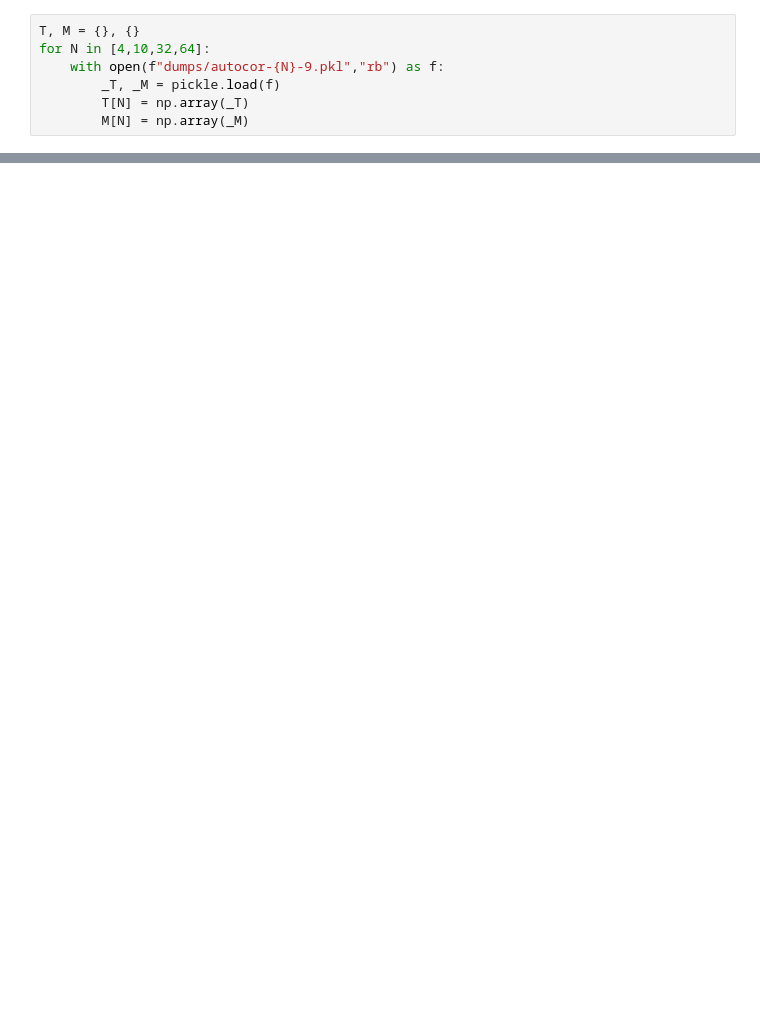
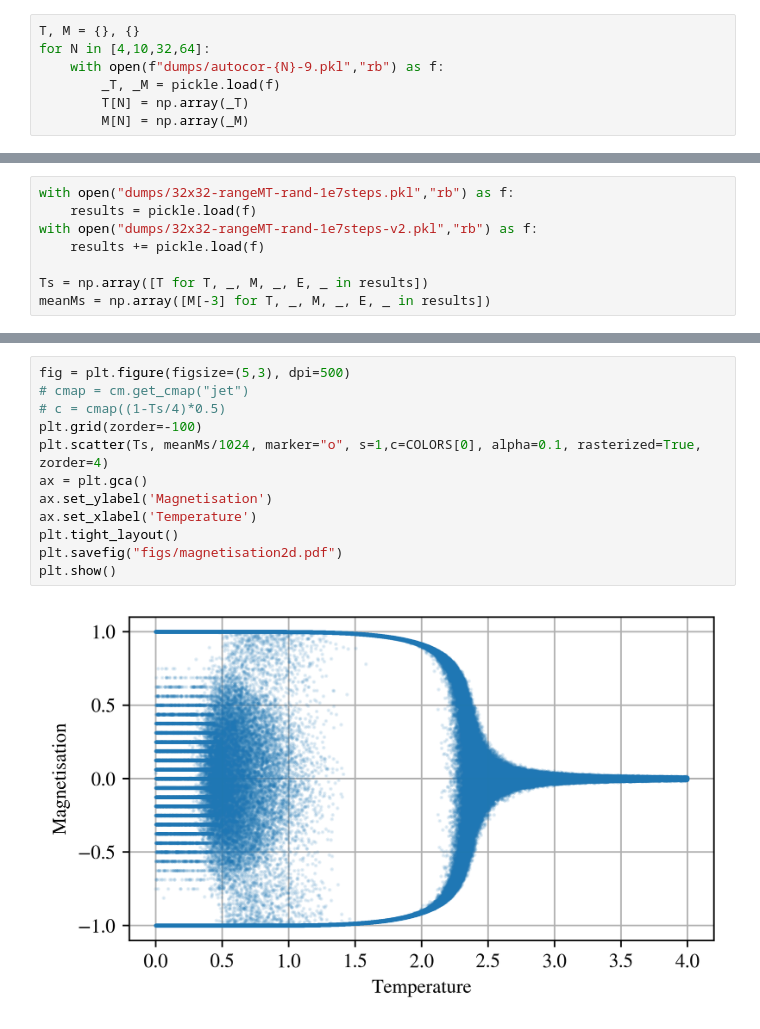
Before and after one commit to ashmat98/ising-model, a Jupyter notebook: python/Results.ipynb, the cells around one changed output, grey strips where cells are left out. Cells and saved outputs as stored; diff of their text form; blank space fills up the shorter version.

```diff
--- a/python/Results.ipynb
+++ b/python/Results.ipynb
@@ -38,0 +104,8 @@ plt.scatter(Ts, meanMs, marker="o", s=5, alpha=0.05)
+# %%
+with open("dumps/32x32-rangeMT-rand-1e7steps.pkl","rb") as f:
+    results = pickle.load(f)
+with open("dumps/32x32-rangeMT-rand-1e7steps-v2.pkl","rb") as f:
+    results += pickle.load(f)
+
+Ts = np.array([T for T, _, M, _, E, _ in results])
+meanMs = np.array([M[-3] for T, _, M, _, E, _ in results])
@@ -38,0 +121,14 @@ plt.scatter(Ts, meanMs, marker="o", s=5, alpha=0.05)
+# %%
+fig = plt.figure(figsize=(5,3), dpi=500)
+# cmap = cm.get_cmap("jet")
+# c = cmap((1-Ts/4)*0.5)
+plt.grid(zorder=-100)
+plt.scatter(Ts, meanMs/1024, marker="o", s=1,c=COLORS[0], alpha=0.1, rasterized=True, zorder=4)
+ax = plt.gca()
+ax.set_ylabel('Magnetisation')
+ax.set_xlabel('Temperature')
+plt.tight_layout()
+plt.savefig("figs/magnetisation2d.pdf")
+plt.show()
+# %% [output]
+[figure, added]
```
Also changed, not shown: parts of 14 cells of this notebook, 5 other files.
